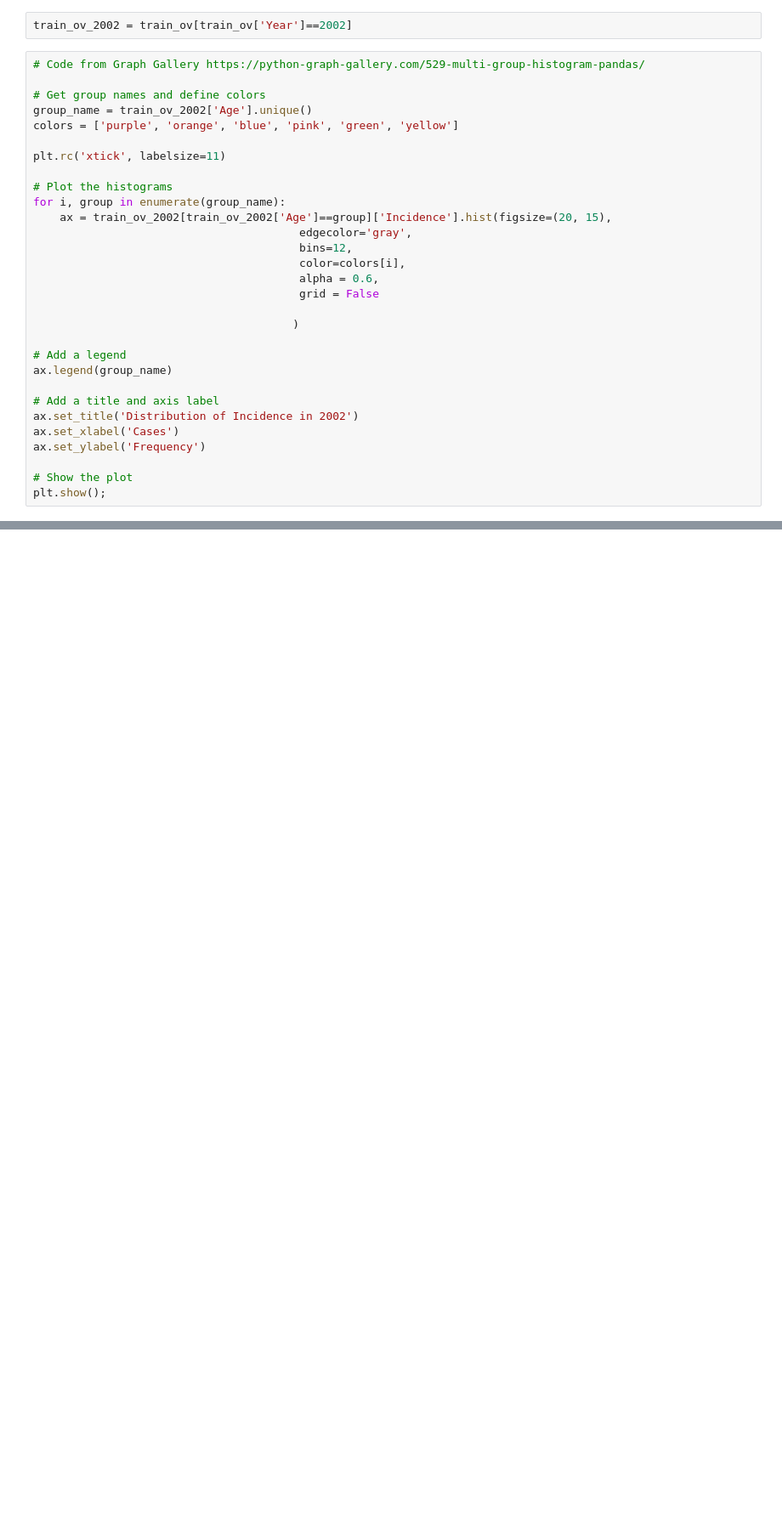
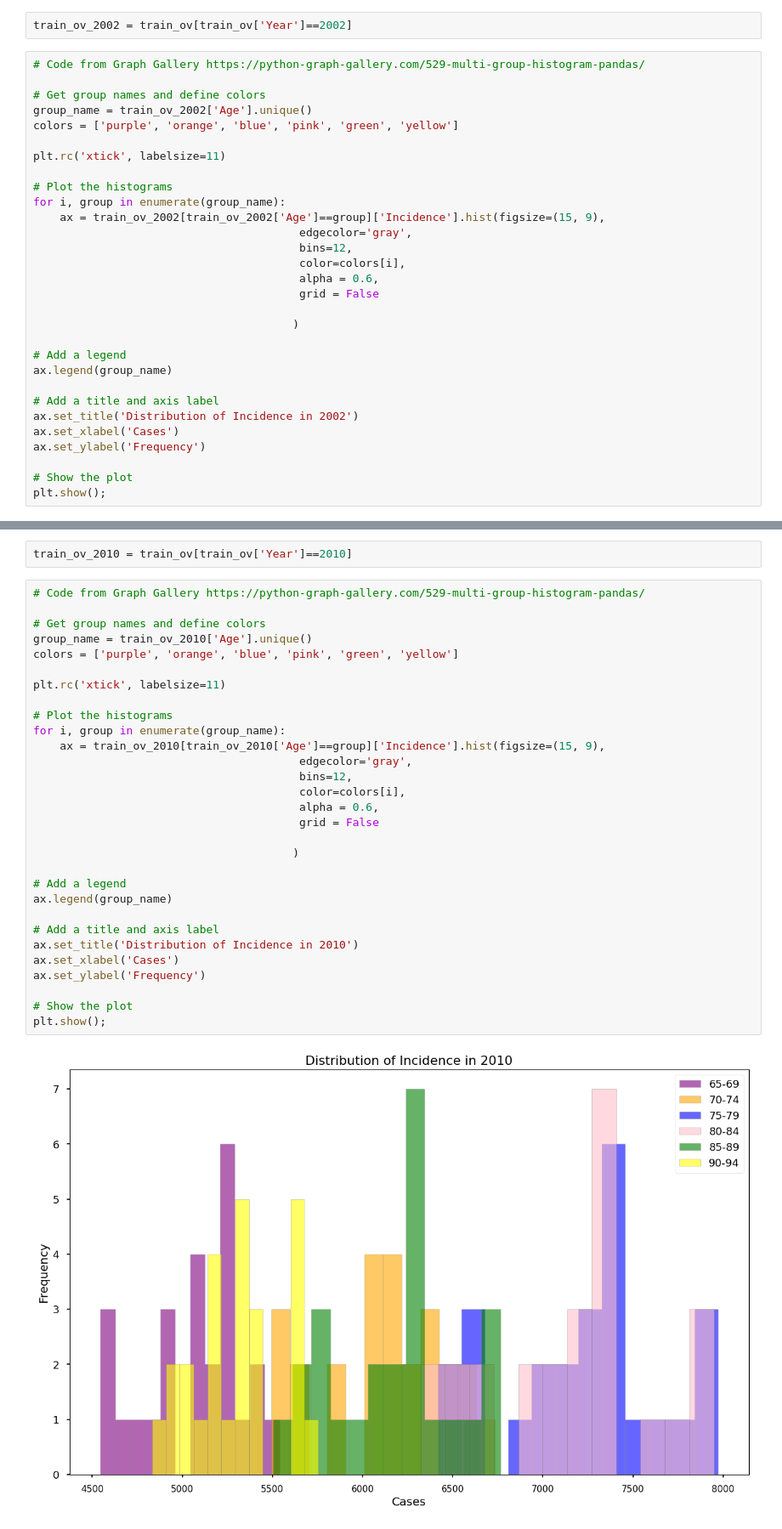
Before and after one commit to AlanAndrews/Air_toxicity, a Jupyter notebook: Adriana/3_ EDA and visualizations.ipynb, the cells around one changed output, grey strips where cells are left out. Shown at 85% size. Saved outputs shown, nothing was run; the diff lists cells and outputs as text; blank space fills up the shorter version.

```diff
--- a/Adriana/3_ EDA and visualizations.ipynb
+++ b/Adriana/3_ EDA and visualizations.ipynb
@@ -279,7 +283,7 @@ plt.rc('xtick', labelsize=11)
 
 # Plot the histograms
 for i, group in enumerate(group_name):
-    ax = train_ov_2002[train_ov_2002['Age']==group]['Incidence'].hist(figsize=(20, 15),
+    ax = train_ov_2002[train_ov_2002['Age']==group]['Incidence'].hist(figsize=(15, 9),
                                         edgecolor='gray',
                                         bins=12,
                                         color=colors[i],
@@ -302,0 +307,34 @@ plt.show();
+# %%
+train_ov_2010 = train_ov[train_ov['Year']==2010]
+# %%
+# Code from Graph Gallery https://python-graph-gallery.com/529-multi-group-histogram-pandas/
+
+# Get group names and define colors
+group_name = train_ov_2010['Age'].unique()
+colors = ['purple', 'orange', 'blue', 'pink', 'green', 'yellow']
+
+plt.rc('xtick', labelsize=11)
+
+# Plot the histograms
+for i, group in enumerate(group_name):
+    ax = train_ov_2010[train_ov_2010['Age']==group]['Incidence'].hist(figsize=(15, 9),
+                                        edgecolor='gray',
+                                        bins=12,
+                                        color=colors[i],
+                                        alpha = 0.6,
+                                        grid = False
+
+                                       )
+
+# Add a legend
+ax.legend(group_name)
+
+# Add a title and axis label
+ax.set_title('Distribution of Incidence in 2010')
+ax.set_xlabel('Cases')
+ax.set_ylabel('Frequency')
+
+# Show the plot
+plt.show();
+# %% [output]
+[figure, added]
```
Also changed, not shown: parts of 5 cells of this notebook.
